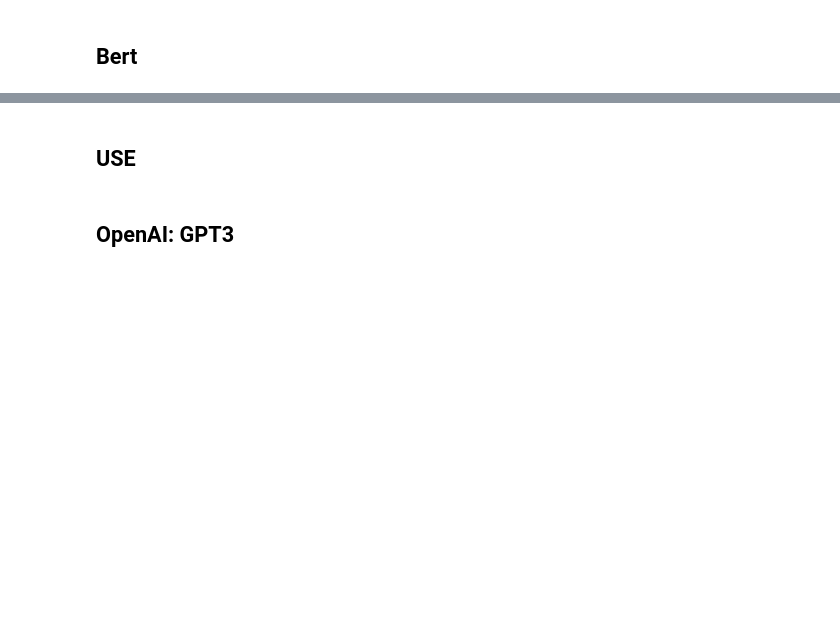
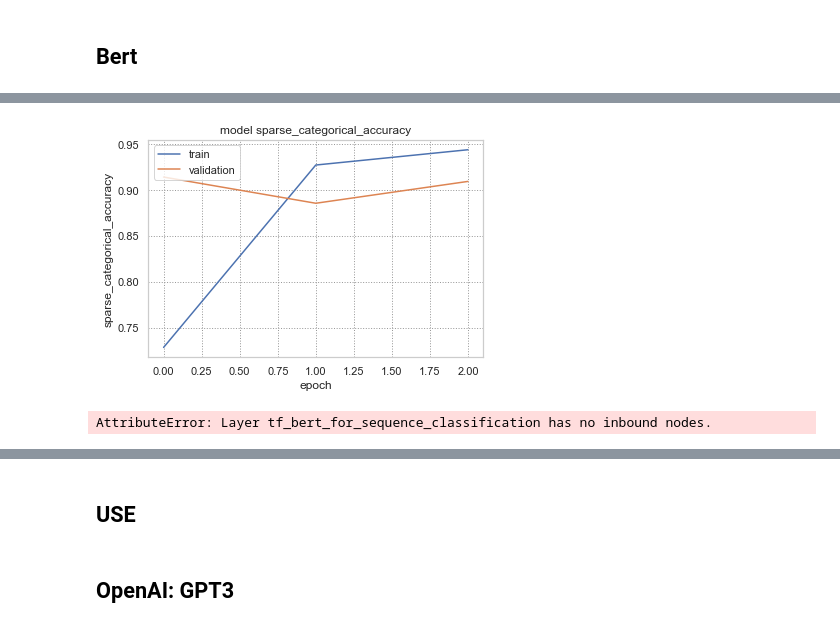
Before and after one commit to DrHadiNono/Notebooks-OC, a Jupyter notebook: Projets/P6/p6-text.ipynb, the cells around one changed output, grey strips where cells are left out. Cells and saved outputs as stored; diff of their text form; code cells hidden in the pictures; blank space fills up the shorter version.

```diff
--- a/Projets/P6/p6-text.ipynb
+++ b/Projets/P6/p6-text.ipynb
@@ -1209,0 +1245,3 @@ tokenized_datasets = dataset.map(tokenize_function, batched=True)
+# %%
+small_train_dataset = text_train.map(tokenize_function, batched=False)
+small_eval_dataset = text_val.map(tokenize_function, batched=False)
@@ -1210,4 +1256,19 @@ tokenized_datasets = dataset.map(tokenize_function, batched=True)
+# %%
+tf_train_dataset = small_train_dataset.to_tf_dataset(
+    columns=["attention_mask", "input_ids", "token_type_ids"],
+    label_cols=["label"],
+    shuffle=True,
+    # collate_fn=data_collator,
+    batch_size=batch_size,
+)
+tf_validation_dataset = small_eval_dataset.to_tf_dataset(
+    columns=["attention_mask", "input_ids", "token_type_ids"],
+    label_cols=["label"],
+    shuffle=False,
+    # collate_fn=data_collator,
+    batch_size=batch_size,
+)
 # %%
-from transformers import AutoModelForSequenceClassification
+from transformers import TFAutoModelForSequenceClassification
 
-model = AutoModelForSequenceClassification.from_pretrained("bert-base-cased", num_labels=5)
+model = TFAutoModelForSequenceClassification.from_pretrained(model_name, num_labels=num_labels)
@@ -1242,0 +1275,12 @@ trainer.train()
+# %%
+model.compile(
+    optimizer=tf.keras.optimizers.Adam(learning_rate=5e-5),
+    loss=tf.keras.losses.SparseCategoricalCrossentropy(from_logits=True),
+    metrics=tf.metrics.SparseCategoricalAccuracy(),
+)
+# %%
+# with tf.device('/CPU:0'):
+model_info = model.fit(tf_train_dataset, validation_data=tf_validation_dataset, epochs=3, workers=cpu_count())
+
+plot_hist(model_info, 'sparse_categorical_accuracy', 'val_sparse_categorical_accuracy')
+# %% [output]
@@ -1242,0 +1293,5 @@ trainer.train()
+[figure, added]
+# %%
+model.output('bert')
+# %% [output]
+AttributeError: Layer tf_bert_for_sequence_classification has no inbound nodes.
```
Also changed, not shown: parts of 42 cells of this notebook, 13 other files.
